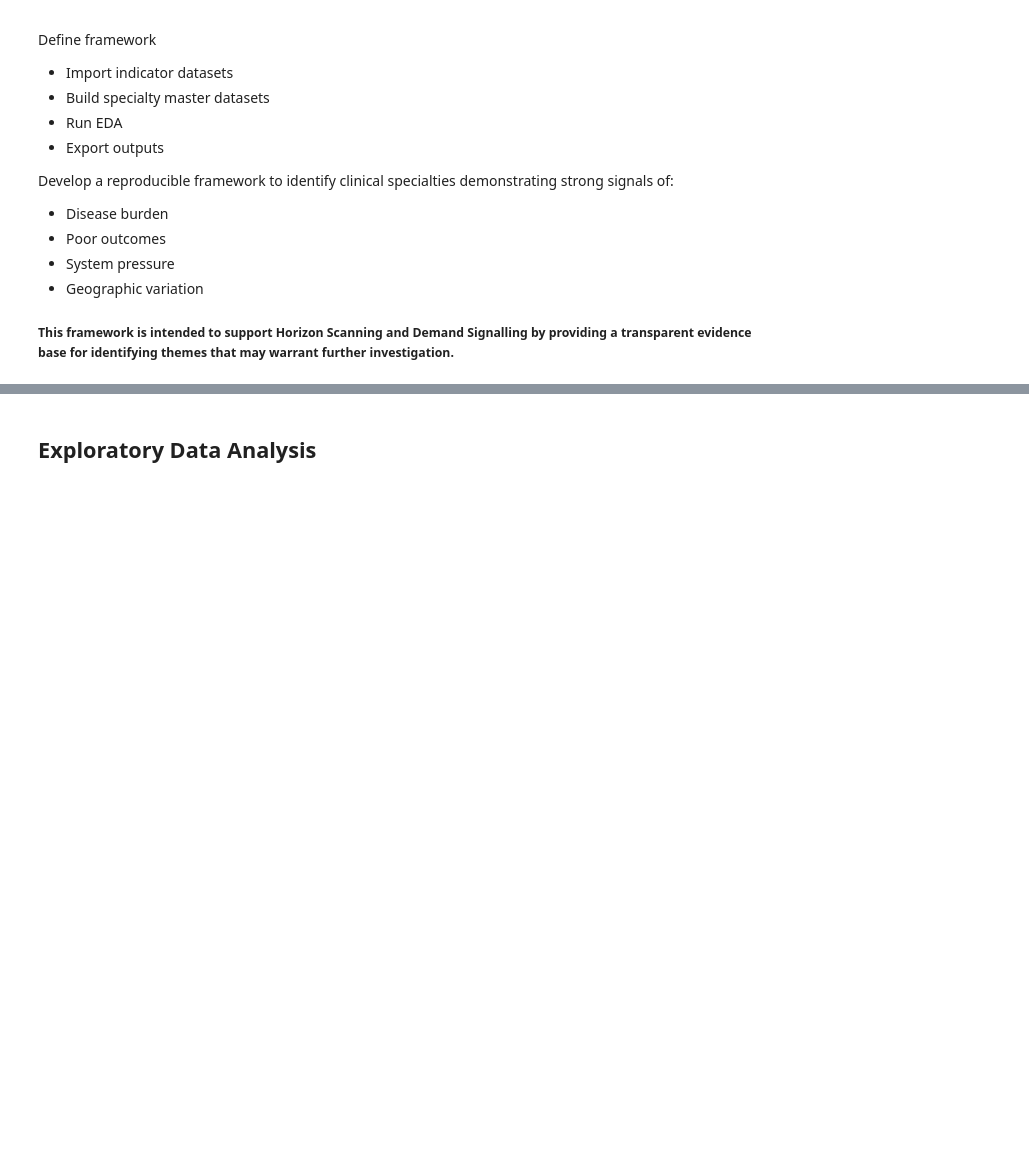
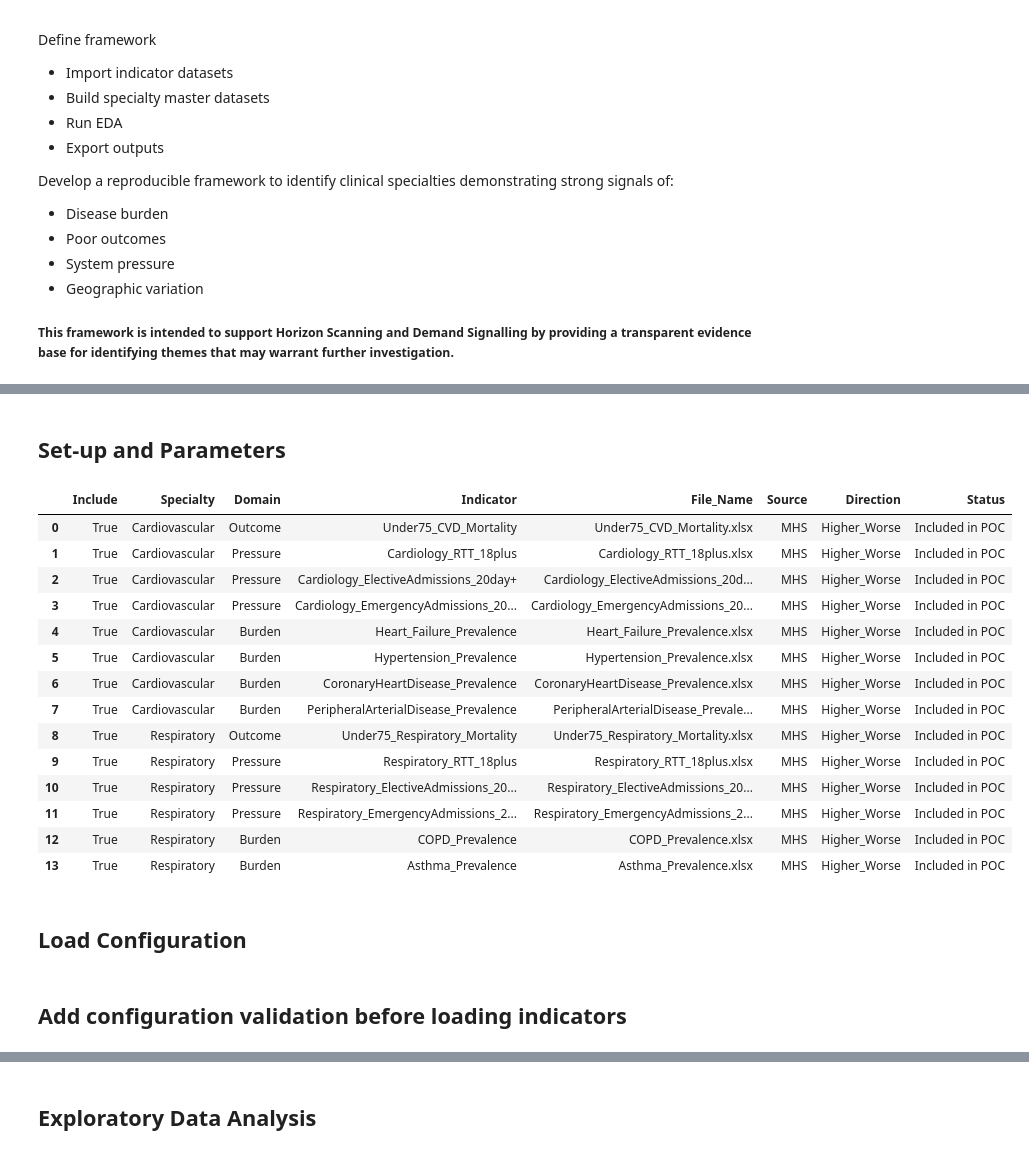
Before and after one commit to nhsengland/dsa_specialty_prioritisation_framework, a Jupyter notebook: Code/Specialty_Framework.ipynb, the cells around one changed output, grey strips where cells are left out. Drawn from its saved outputs; the diff is of its cells as text; code cells hidden in the pictures; blank space fills up the shorter version.

```diff
--- a/Code/Specialty_Framework.ipynb
+++ b/Code/Specialty_Framework.ipynb
@@ -16,10 +16,3 @@ Develop a reproducible framework to identify clinical specialties demonstrating
 - Geographic variation
 
 ##### This framework is intended to support Horizon Scanning and Demand Signalling by providing a transparent evidence base for identifying themes that may warrant further investigation.
-# %%
-#import relevant libraries
-
-import pandas as pd
-import numpy as np
-
-pd.set_option("display.max_rows", None)
@@ -510,0 +19,55 @@ Unique ICB codes: 42
+# %% [markdown]
+## Set-up and Parameters
+# %%
+#import relevant libraries
+
+from pathlib import Path
+import pandas as pd
+import numpy as np
+import seaborn as sns
+from functools import reduce
+
+INPUT_DIR = Path("../Inputs")
+OUTPUT_DIR = Path("../outputs")
+CONFIG_FILE = INPUT_DIR / "indicator_config.xlsx"
+POPULATION_FILE = INPUT_DIR / "ICB_ONS_2024.xlsx"
+IMD_FILE = INPUT_DIR / "ICB_IMD_2025.xlsx"
+ICB_LOOKUP_FILE = INPUT_DIR / "icb_lookup.xlsx"
+
+EXPECTED_ICBS = 42
+# to flag in the coverage report if not all ICBs have data
+COVERAGE_THRESHOLD = 100
+
+OUTPUT_DIR.mkdir(parents=True, exist_ok=True)
+
+framework = pd.read_excel(CONFIG_FILE)
+
+framework["Include"] = (
+    framework["Include"]
+    .astype(str)
+    .str.strip()
+    .str.lower()
+    .eq("yes")
+)
+
+active_config = framework.loc[framework["Include"]].copy()
+
+display(active_config)
+# %% [output]
+|  | Include | Specialty | Domain | Indicator | File_Name | Source | Direction | Status |
+| 0 | True | Cardiovascular | Outcome | Under75_CVD_Mortality | Under75_CVD_Mortality.xlsx | MHS | Higher_Worse | Included in POC |
+| 1 | True | Cardiovascular | Pressure | Cardiology_RTT_18plus | Cardiology_RTT_18plus.xlsx | MHS | Higher_Worse | Included in POC |
+| 2 | True | Cardiovascular | Pressure | Cardiology_ElectiveAdmissions_20day+ | Cardiology_ElectiveAdmissions_20d... | MHS | Higher_Worse | Included in POC |
+| 3 | True | Cardiovascular | Pressure | Cardiology_EmergencyAdmissions_20... | Cardiology_EmergencyAdmissions_20... | MHS | Higher_Worse | Included in POC |
+| 4 | True | Cardiovascular | Burden | Heart_Failure_Prevalence | Heart_Failure_Prevalence.xlsx | MHS | Higher_Worse | Included in POC |
+| 5 | True | Cardiovascular | Burden | Hypertension_Prevalence | Hypertension_Prevalence.xlsx | MHS | Higher_Worse | Included in POC |
+| 6 | True | Cardiovascular | Burden | CoronaryHeartDisease_Prevalence | CoronaryHeartDisease_Prevalence.xlsx | MHS | Higher_Worse | Included in POC |
+| 7 | True | Cardiovascular | Burden | PeripheralArterialDisease_Prevalence | PeripheralArterialDisease_Prevale... | MHS | Higher_Worse | Included in POC |
+| 8 | True | Respiratory | Outcome | Under75_Respiratory_Mortality | Under75_Respiratory_Mortality.xlsx | MHS | Higher_Worse | Included in POC |
+| 9 | True | Respiratory | Pressure | Respiratory_RTT_18plus | Respiratory_RTT_18plus.xlsx | MHS | Higher_Worse | Included in POC |
+| 10 | True | Respiratory | Pressure | Respiratory_ElectiveAdmissions_20... | Respiratory_ElectiveAdmissions_20... | MHS | Higher_Worse | Included in POC |
+| 11 | True | Respiratory | Pressure | Respiratory_EmergencyAdmissions_2... | Respiratory_EmergencyAdmissions_2... | MHS | Higher_Worse | Included in POC |
+| 12 | True | Respiratory | Burden | COPD_Prevalence | COPD_Prevalence.xlsx | MHS | Higher_Worse | Included in POC |
+| 13 | True | Respiratory | Burden | Asthma_Prevalence | Asthma_Prevalence.xlsx | MHS | Higher_Worse | Included in POC |
+# %% [markdown]
+## Load Configuration
@@ -510,0 +143,2 @@ Unique ICB codes: 42
+# %% [markdown]
+## Add configuration validation before loading indicators
```
Also changed, not shown: parts of 83 cells of this notebook.
